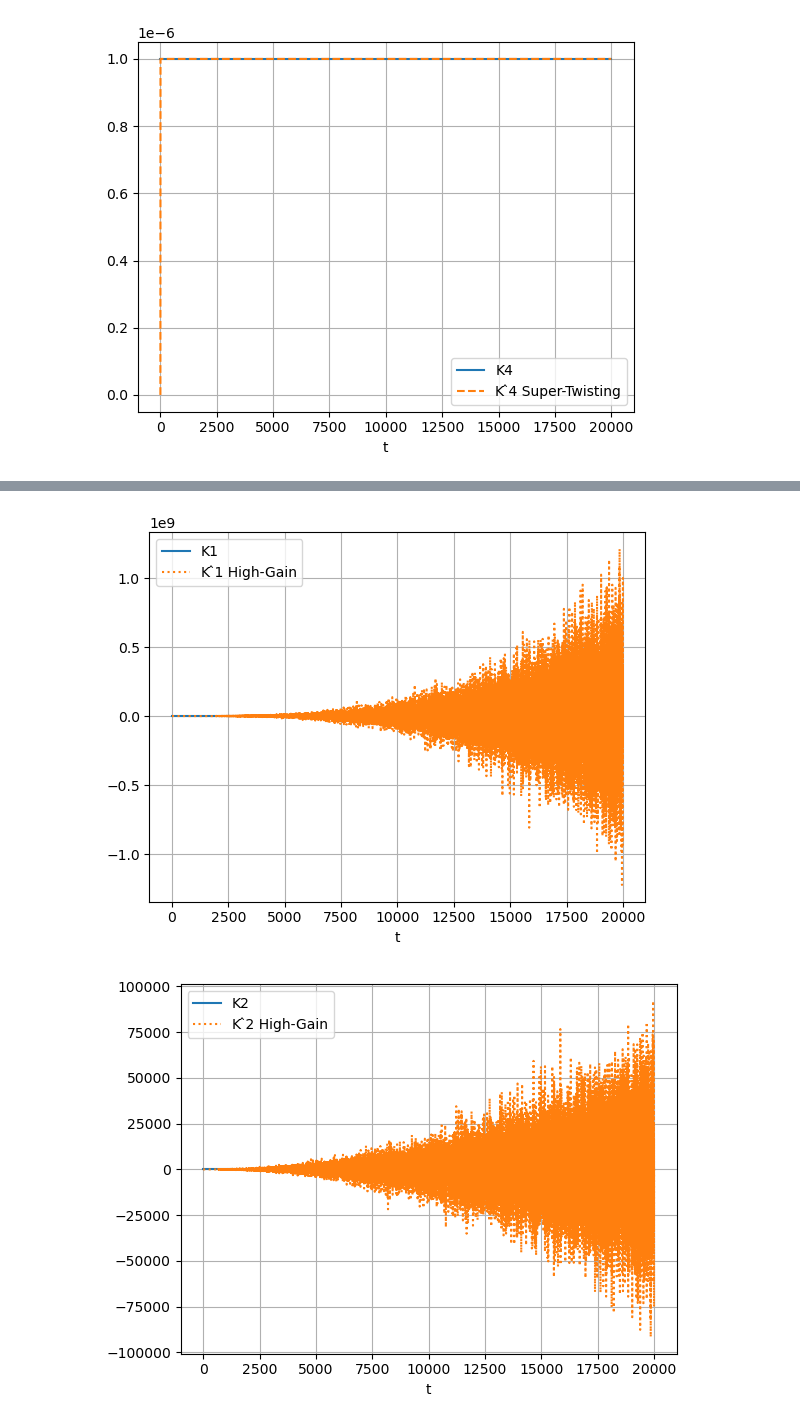
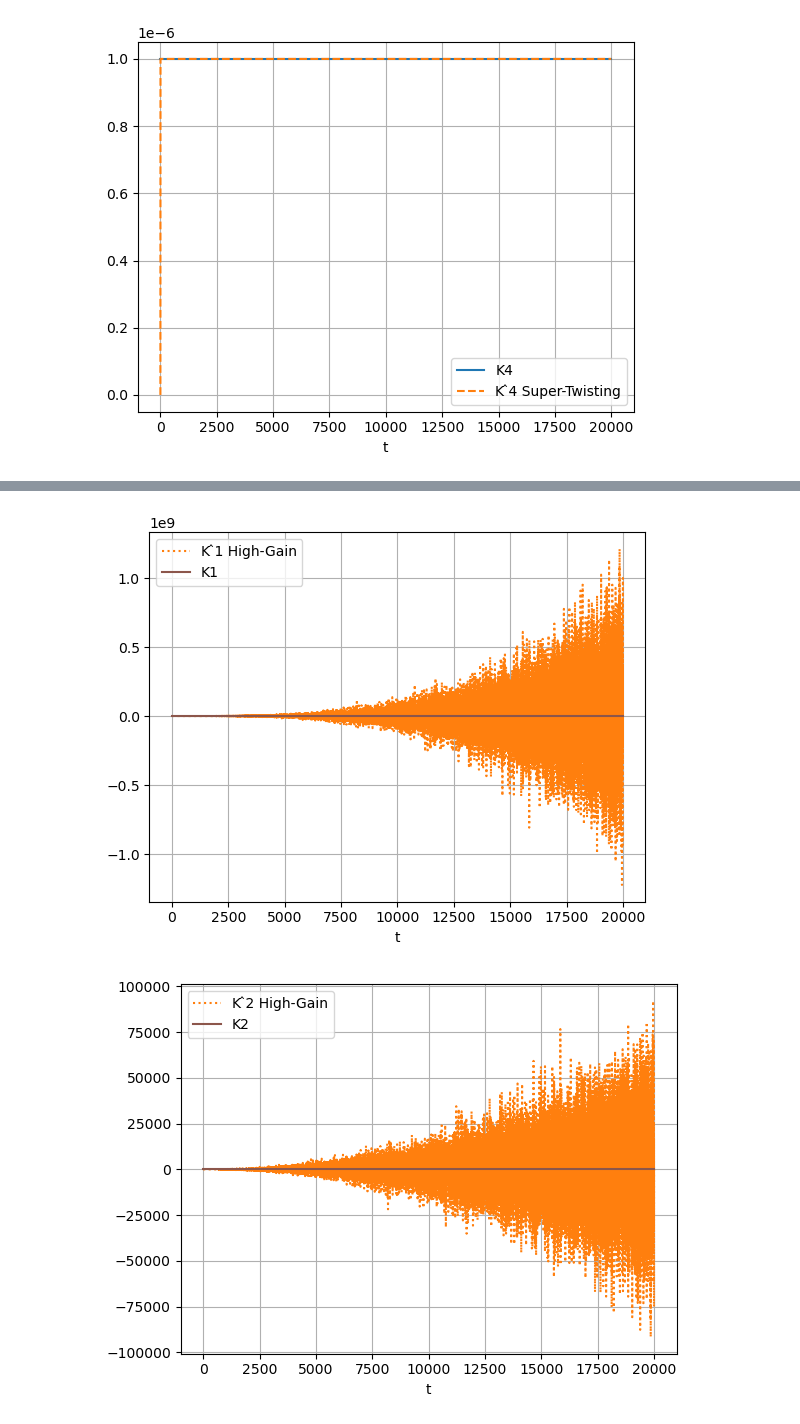
Before and after one commit to katrichek/HOUND, a Jupyter notebook: HOUND.ipynb, the cells around one changed output, grey strips where cells are left out. Saved outputs shown, nothing was run; the diff lists cells and outputs as text; code cells hidden in the pictures.

```diff
--- a/HOUND.ipynb
+++ b/HOUND.ipynb
@@ -340,8 +483,13 @@ for j in range(n):
 # %%
 for j in range(n):
     fig, ax = plt.subplots()#figsize=(14, 8))
+    ax.plot([ts[0],ts[-1]], [K[j],K[j]], linestyle="None")
+    ax.plot(ts, ksKhalil[j], label='K ̂'+str(j)+' High-Gain', linestyle="dotted")
+    ax.plot([ts[0],ts[-1]], [K[j],K[j]], linestyle="None")
+    ax.plot([ts[0],ts[-1]], [K[j],K[j]], linestyle="None")
+    ax.plot([ts[0],ts[-1]], [K[j],K[j]], linestyle="None")
     ax.plot([ts[0],ts[-1]], [K[j],K[j]], label='K'+str(j))
-    ax.plot(ts, ksKhalil[j], label='K ̂'+str(j)+' High-Gain', linestyle="dotted")
+
     ax.grid();
     ax.set_xlabel("t")
     plt.legend()
@@ -351,2 +499,2 @@ for j in range(n):
-[figure, old version]
+[figure, new version]
-[figure, old version]
+[figure, new version]
```
Also changed, not shown: parts of 4 cells of this notebook.
